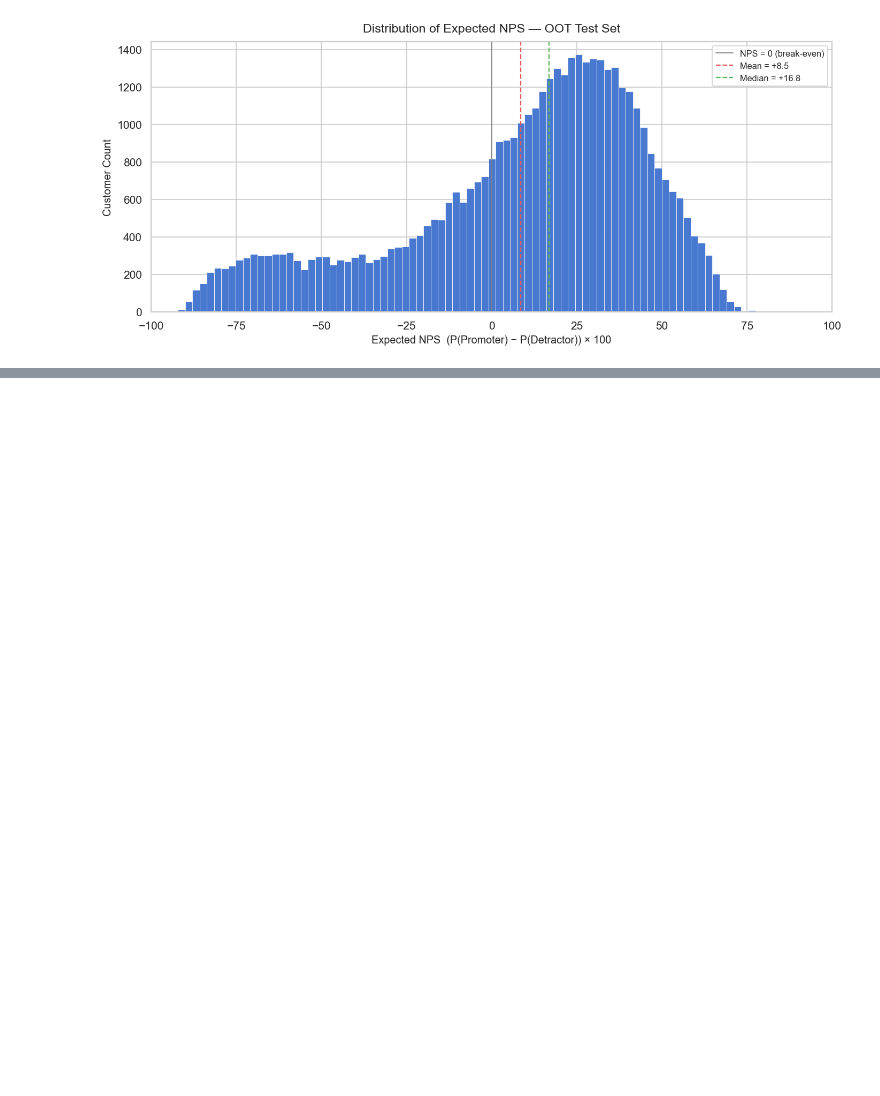
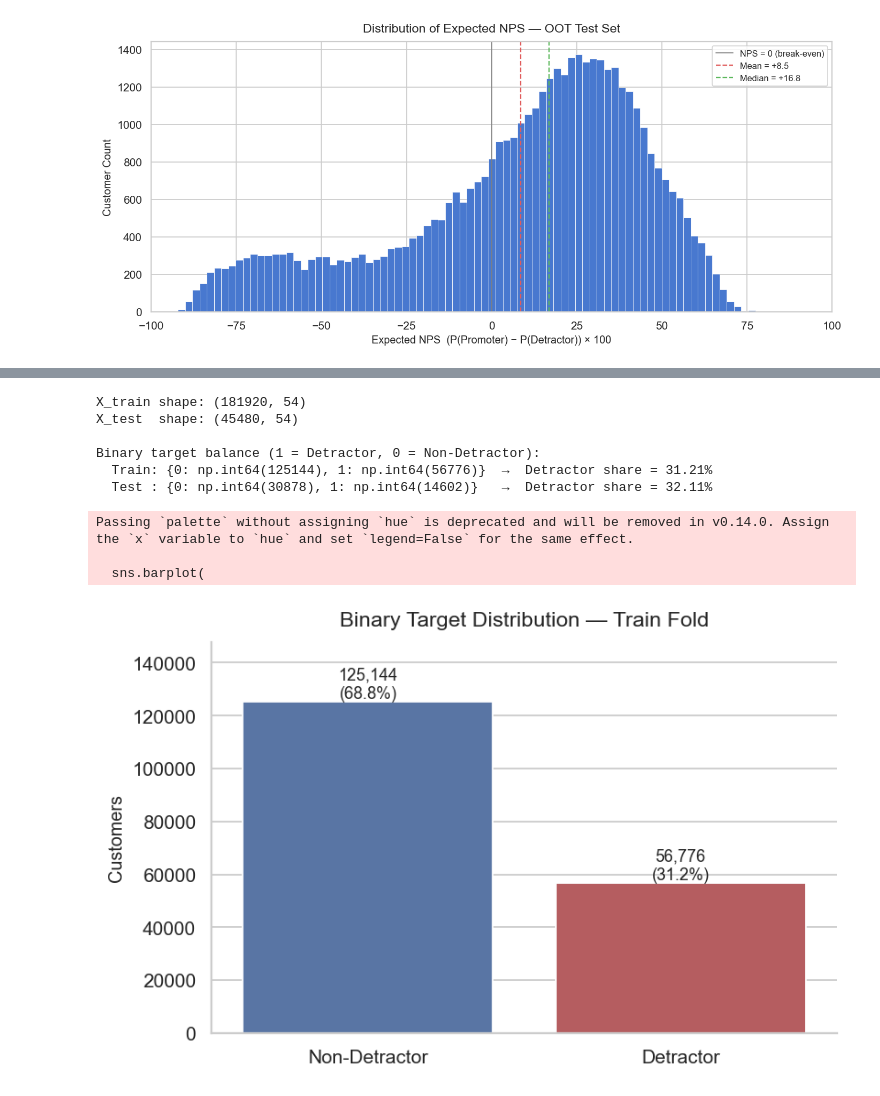
Before and after one commit to med-khalil-jabri/nps-drivers-analytics, a Jupyter notebook: notebooks/01_nps_hybrid_analysis.ipynb, the cells around one changed output, grey strips where cells are left out. Saved outputs shown, nothing was run; the diff lists cells and outputs as text; code cells hidden in the pictures; blank space fills up the shorter version.

```diff
--- a/notebooks/01_nps_hybrid_analysis.ipynb
+++ b/notebooks/01_nps_hybrid_analysis.ipynb
@@ -1285,0 +1314,64 @@ Expected NPS — OOT Test Set (n = 45,480)
+# %%
+X_train_bin, y_train_bin = get_feature_matrix(train_df, target_mode="binary")
+X_test_bin,  y_test_bin  = get_feature_matrix(test_df,  target_mode="binary")
+
+train_counts = y_train_bin.value_counts().sort_index()
+test_counts  = y_test_bin.value_counts().sort_index()
+detractor_share_train = train_counts.get(1, 0) / max(train_counts.sum(), 1)
+detractor_share_test  = test_counts.get(1, 0)  / max(test_counts.sum(), 1)
+
+print(f"X_train shape: {X_train_bin.shape}")
+print(f"X_test  shape: {X_test_bin.shape}")
+print(f"\nBinary target balance (1 = Detractor, 0 = Non-Detractor):")
+print(f"  Train: {dict(train_counts)}  →  Detractor share = {detractor_share_train:.2%}")
+print(f"  Test : {dict(test_counts)}   →  Detractor share = {detractor_share_test:.2%}")
+# %% [output]
+X_train shape: (181920, 54)
+X_test  shape: (45480, 54)
+
+Binary target balance (1 = Detractor, 0 = Non-Detractor):
+  Train: {0: np.int64(125144), 1: np.int64(56776)}  →  Detractor share = 31.21%
+  Test : {0: np.int64(30878), 1: np.int64(14602)}   →  Detractor share = 32.11%
+# %%
+BINARY_LABELS = {0: "Non-Detractor", 1: "Detractor"}
+BINARY_PALETTE = {0: "#4C72B0", 1: "#C44E52"}
+
+plot_df = (
+    y_train_bin.map(BINARY_LABELS)
+    .value_counts()
+    .rename_axis("class")
+    .reset_index(name="count")
+)
+plot_df["share"] = plot_df["count"] / plot_df["count"].sum()
+
+fig, ax = plt.subplots(figsize=(6.5, 4.2))
+sns.barplot(
+    data=plot_df,
+    x="class",
+    y="count",
+    order=[BINARY_LABELS[0], BINARY_LABELS[1]],
+    palette=[BINARY_PALETTE[0], BINARY_PALETTE[1]],
+    ax=ax,
+    edgecolor="white",
+)
+for patch, (_, row) in zip(ax.patches, plot_df.set_index("class").loc[
+    [BINARY_LABELS[0], BINARY_LABELS[1]]
+].iterrows()):
+    ax.annotate(
+        f"{int(row['count']):,}\n({row['share']:.1%})",
+        (patch.get_x() + patch.get_width() / 2, patch.get_height()),
+        ha="center", va="bottom", fontsize=10,
+    )
+
+ax.set_title("Binary Target Distribution — Train Fold", pad=10)
+ax.set_xlabel("")
+ax.set_ylabel("Customers")
+ax.margins(y=0.18)
+sns.despine(ax=ax)
+plt.tight_layout()
+plt.show()
+# %% [output]
+Passing `palette` without assigning `hue` is deprecated and will be removed in v0.14.0. Assign the `x` variable to `hue` and set `legend=False` for the same effect.
+
+  sns.barplot(
+[figure, added]
```
Also changed, not shown: parts of 12 cells of this notebook, 3 other files.
